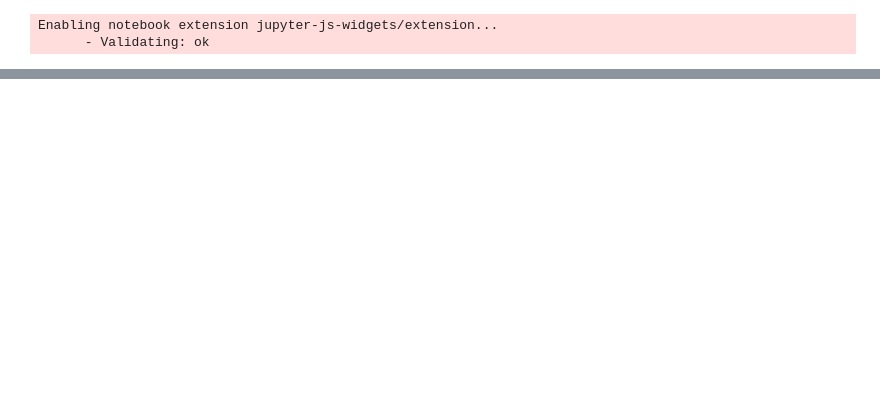
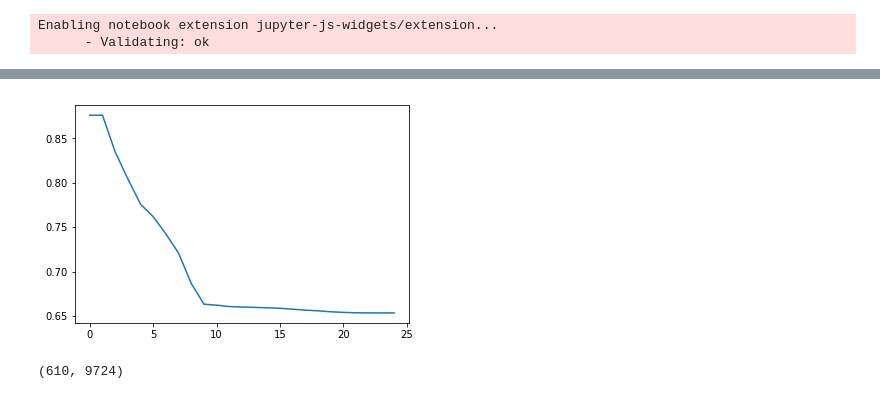
Before and after one commit to vibhusehra/Movie-Recommendation, a Jupyter notebook: pso.ipynb, the cells around one changed output, grey strips where cells are left out. Saved outputs shown, nothing was run; the diff lists cells and outputs as text; code cells hidden in the pictures; blank space fills up the shorter version.

```diff
--- a/pso.ipynb
+++ b/pso.ipynb
@@ -190,0 +379,3 @@ u
+# %%
+(gbest, pred_matrix,errors) = PSO(25,500,0.05,2,2,user_rating,latent_features=3)
+pred_matrix.shape
@@ -190,0 +397,9 @@ u
+# %%
+plt.plot(errors)
+plt.show()
+# %% [output]
+[figure, added]
+# %%
+pred_matrix
+# %% [output]
+(610, 9724)
```
Also changed, not shown: parts of 10 cells of this notebook.
